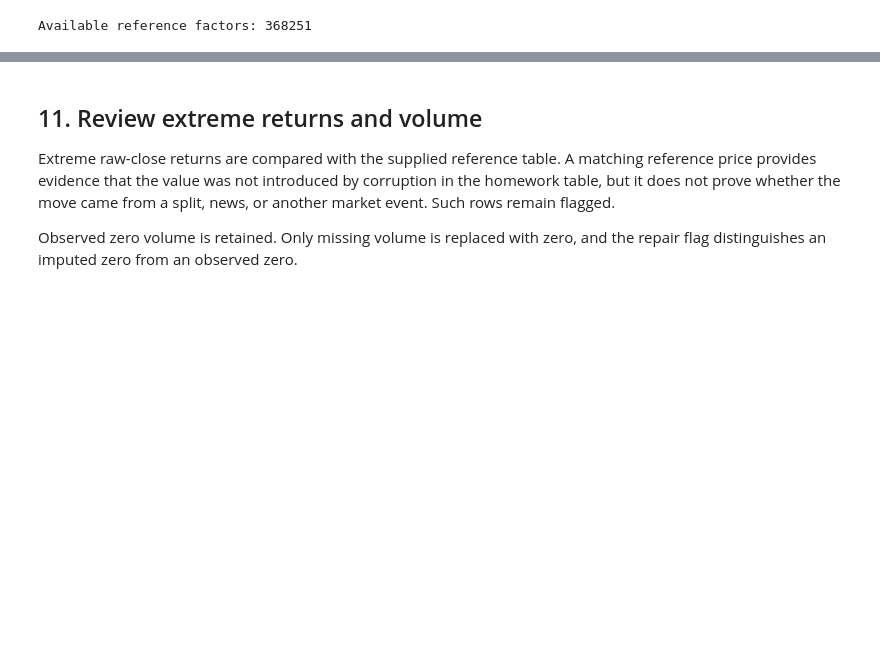
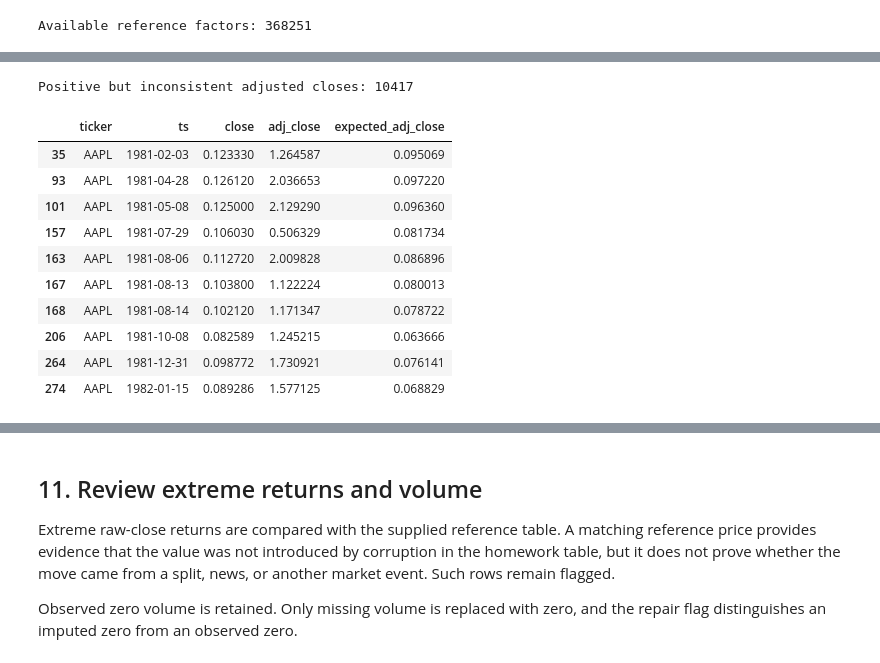
Before and after one commit to yang-guo/UCB-MFE-python-preprogram-2026-winter, a Jupyter notebook: Homeworks/HW2/Hiba_Lina_Ben_Khaddah/01_data_cleaning.ipynb, the cells around one changed output, grey strips where cells are left out. Cells and saved outputs as stored; diff of their text form; code cells hidden in the pictures; blank space fills up the shorter version.

```diff
--- a/Homeworks/HW2/Hiba_Lina_Ben_Khaddah/01_data_cleaning.ipynb
+++ b/Homeworks/HW2/Hiba_Lina_Ben_Khaddah/01_data_cleaning.ipynb
@@ -1345,0 +1360,71 @@ Available reference factors: 368251
+# %%
+adjustment_check = (
+    cleaned[
+        ["ticker", "ts", "close", "adj_close"]
+    ]
+    .merge(
+        adjustment_factors,
+        on=["ticker", "ts"],
+        how="left",
+        validate="one_to_one",
+    )
+)
+
+adjustment_check["expected_adj_close"] = (
+    adjustment_check["close"]
+    * adjustment_check["reference_adjustment_factor"]
+)
+
+valid_observed_adj_close = (
+    adjustment_check["adj_close"].notna()
+    & np.isfinite(adjustment_check["adj_close"])
+    & adjustment_check["adj_close"].gt(0)
+)
+
+valid_expected_adj_close = (
+    adjustment_check["expected_adj_close"].notna()
+    & np.isfinite(adjustment_check["expected_adj_close"])
+    & adjustment_check["expected_adj_close"].gt(0)
+)
+
+inconsistent_adj_close = (
+    valid_observed_adj_close
+    & valid_expected_adj_close
+    & ~np.isclose(
+        adjustment_check["adj_close"],
+        adjustment_check["expected_adj_close"],
+        rtol=0,
+        atol=0.01,
+    )
+)
+
+print(
+    "Positive but inconsistent adjusted closes:",
+    inconsistent_adj_close.sum(),
+)
+
+display(
+    adjustment_check.loc[
+        inconsistent_adj_close,
+        [
+            "ticker",
+            "ts",
+            "close",
+            "adj_close",
+            "expected_adj_close",
+        ],
+    ].head(10)
+)
+# %% [output]
+Positive but inconsistent adjusted closes: 10417
+|  | ticker | ts | close | adj_close | expected_adj_close |
+| 35 | AAPL | 1981-02-03 | 0.123330 | 1.264587 | 0.095069 |
+| 93 | AAPL | 1981-04-28 | 0.126120 | 2.036653 | 0.097220 |
+| 101 | AAPL | 1981-05-08 | 0.125000 | 2.129290 | 0.096360 |
+| 157 | AAPL | 1981-07-29 | 0.106030 | 0.506329 | 0.081734 |
+| 163 | AAPL | 1981-08-06 | 0.112720 | 2.009828 | 0.086896 |
+| 167 | AAPL | 1981-08-13 | 0.103800 | 1.122224 | 0.080013 |
+| 168 | AAPL | 1981-08-14 | 0.102120 | 1.171347 | 0.078722 |
+| 206 | AAPL | 1981-10-08 | 0.082589 | 1.245215 | 0.063666 |
+| 264 | AAPL | 1981-12-31 | 0.098772 | 1.730921 | 0.076141 |
+| 274 | AAPL | 1982-01-15 | 0.089286 | 1.577125 | 0.068829 |
```
Also changed, not shown: parts of 10 cells of this notebook.
